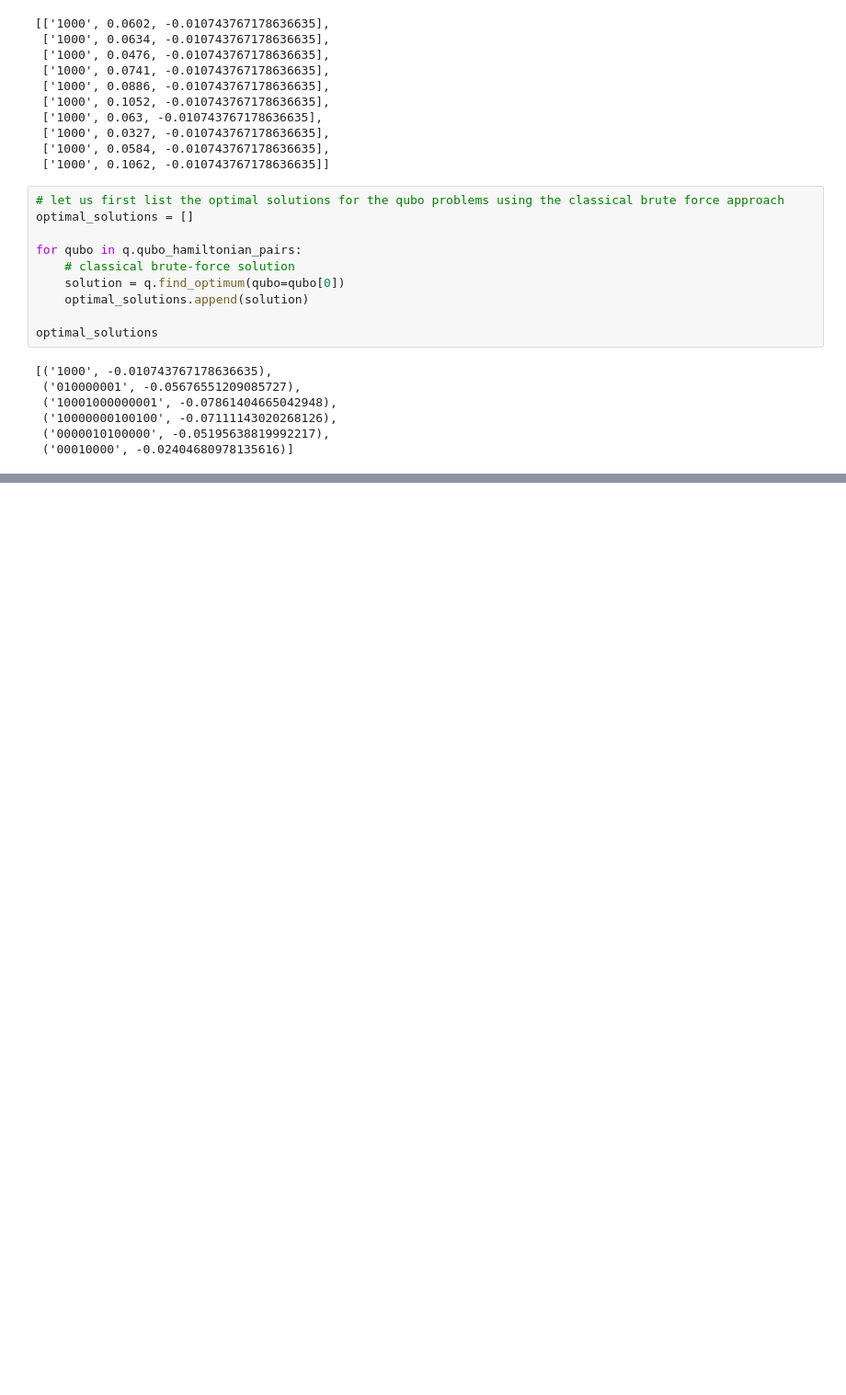
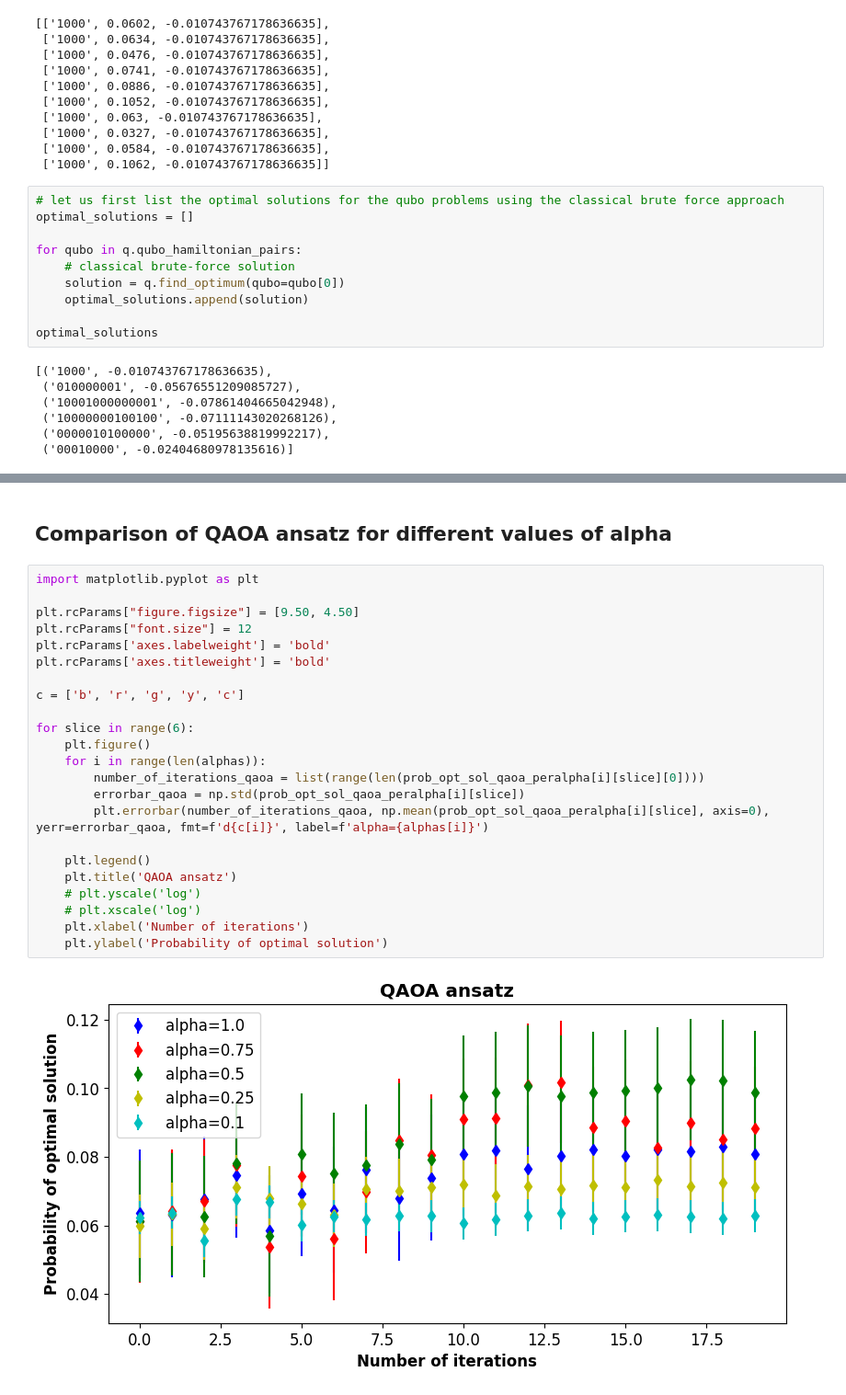
Before and after one commit to unitaryfund/aquapointer, a Jupyter notebook: notebooks/solve_qubo_demo.ipynb, the cells around one changed output, grey strips where cells are left out. Shown at 92% size. Saved outputs shown, nothing was run; the diff lists cells and outputs as text; blank space fills up the shorter version.

```diff
--- a/notebooks/solve_qubo_demo.ipynb
+++ b/notebooks/solve_qubo_demo.ipynb
@@ -313,0 +323,27 @@ for slice in range(6):
+# %% [markdown]
+## Comparison of QAOA ansatz for different values of alpha
+# %%
+import matplotlib.pyplot as plt
+
+plt.rcParams["figure.figsize"] = [9.50, 4.50]
+plt.rcParams["font.size"] = 12
+plt.rcParams['axes.labelweight'] = 'bold'
+plt.rcParams['axes.titleweight'] = 'bold'
+
+c = ['b', 'r', 'g', 'y', 'c']
+
+for slice in range(6):
+    plt.figure()
+    for i in range(len(alphas)):
+        number_of_iterations_qaoa = list(range(len(prob_opt_sol_qaoa_peralpha[i][slice][0])))
+        errorbar_qaoa = np.std(prob_opt_sol_qaoa_peralpha[i][slice])
+        plt.errorbar(number_of_iterations_qaoa, np.mean(prob_opt_sol_qaoa_peralpha[i][slice], axis=0), yerr=errorbar_qaoa, fmt=f'd{c[i]}', label=f'alpha={alphas[i]}')
+
+    plt.legend()
+    plt.title('QAOA ansatz')
+    # plt.yscale('log')
+    # plt.xscale('log')
+    plt.xlabel('Number of iterations')
+    plt.ylabel('Probability of optimal solution')
+# %% [output]
+[figure, added]
```
Also changed, not shown: parts of 7 cells of this notebook.
